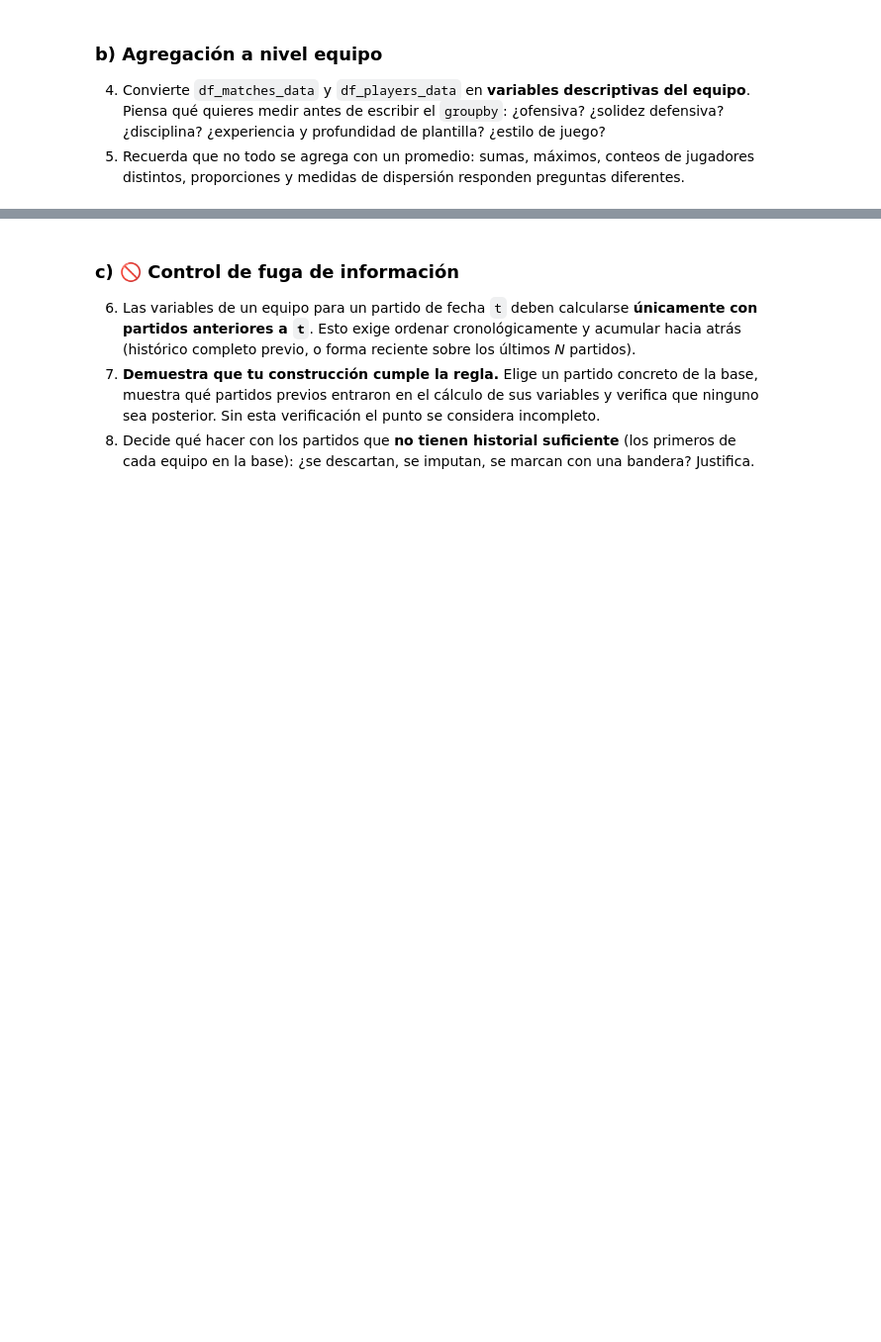
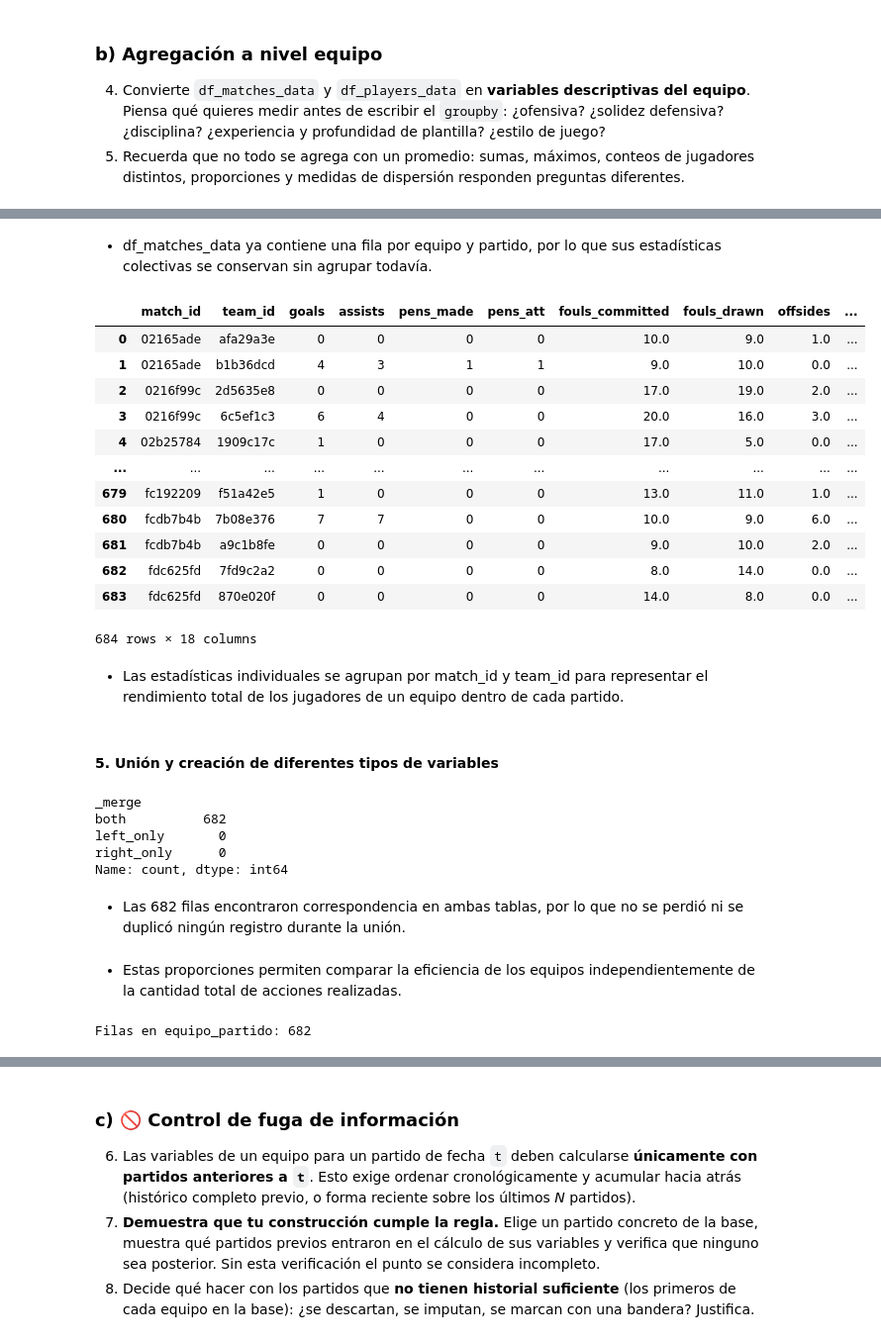
Before and after one commit to antobeni07/Parcial-1_Analitica, a Jupyter notebook: 01_Parcial_Mundial_2026.ipynb, the cells around one changed output, grey strips where cells are left out. Shown at 99% size. Drawn from its saved outputs; the diff is of its cells as text; code cells hidden in the pictures; blank space fills up the shorter version.

```diff
--- a/01_Parcial_Mundial_2026.ipynb
+++ b/01_Parcial_Mundial_2026.ipynb
@@ -1720,0 +1751,66 @@ des_players
+# %% [markdown]
+- df_matches_data ya contiene una fila por equipo y partido, por lo que sus estadísticas colectivas se conservan sin agrupar todavía.
+# %%
+des_players = df_players_data.groupby(
+    ['match_id', 'team_id']
+).agg(
+    goals=('goals', 'sum'),
+    assists=('assists', 'sum'),
+    pens_made=('pens_made', 'sum'),
+    pens_att=('pens_att', 'sum'),
+
+    fouls_committed=('fouls_committed', 'sum'),
+    fouls_drawn=('fouls_drawn', 'sum'),
+    offsides=('offsides', 'sum'),
+    crosses=('crosses', 'sum'),
+
+    tackles_won=('tackles_won', 'sum'),
+
+    minutes_total=('minutes', 'sum'),
+    max_minutes=('minutes', 'max'),
+    minutes_std=('minutes', 'std'),
+    players_used=('player_id', 'nunique'),
+
+    age_mean=('numeric_age', 'mean'),
+    age_std=('numeric_age', 'std'),
+
+    own_goals=('own_goals', 'sum')
+).reset_index()
+
+des_players
+# %% [output]
+|  | match_id | team_id | goals | assists | pens_made | pens_att | fouls_committed | fouls_drawn | offsides | ... |
+| 0 | 02165ade | afa29a3e | 0 | 0 | 0 | 0 | 10.0 | 9.0 | 1.0 | ... |
+| 1 | 02165ade | b1b36dcd | 4 | 3 | 1 | 1 | 9.0 | 10.0 | 0.0 | ... |
+| 2 | 0216f99c | 2d5635e8 | 0 | 0 | 0 | 0 | 17.0 | 19.0 | 2.0 | ... |
+| 3 | 0216f99c | 6c5ef1c3 | 6 | 4 | 0 | 0 | 20.0 | 16.0 | 3.0 | ... |
+| 4 | 02b25784 | 1909c17c | 1 | 0 | 0 | 0 | 17.0 | 5.0 | 0.0 | ... |
+| ... | ... | ... | ... | ... | ... | ... | ... | ... | ... | ... |
+| 679 | fc192209 | f51a42e5 | 1 | 0 | 0 | 0 | 13.0 | 11.0 | 1.0 | ... |
+| 680 | fcdb7b4b | 7b08e376 | 7 | 7 | 0 | 0 | 10.0 | 9.0 | 6.0 | ... |
+| 681 | fcdb7b4b | a9c1b8fe | 0 | 0 | 0 | 0 | 9.0 | 10.0 | 2.0 | ... |
+| 682 | fdc625fd | 7fd9c2a2 | 0 | 0 | 0 | 0 | 8.0 | 14.0 | 0.0 | ... |
+| 683 | fdc625fd | 870e020f | 0 | 0 | 0 | 0 | 14.0 | 8.0 | 0.0 | ... |
+684 rows × 18 columns
+# %% [markdown]
+- Las estadísticas individuales se agrupan por match_id y team_id para representar el rendimiento total de los jugadores de un equipo dentro de cada partido.
+# %% [markdown]
+#### 5. Unión y creación de diferentes tipos de variables
+# %%
+equipo_partido = des_matches.merge(
+    des_players,
+    on=['match_id', 'team_id'],
+    how='left',
+    validate='one_to_one',
+    indicator=True
+)
+
+equipo_partido['_merge'].value_counts()
+# %% [output]
+_merge
+both          682
+left_only       0
+right_only      0
+Name: count, dtype: int64
+# %% [markdown]
+- Las 682 filas encontraron correspondencia en ambas tablas, por lo que no se perdió ni se duplicó ningún registro durante la unión.
@@ -1720,0 +1846,8 @@ des_players
+# %% [markdown]
+- Estas proporciones permiten comparar la eficiencia de los equipos independientemente de la cantidad total de acciones realizadas.
+# %%
+print(
+    f"Filas en equipo_partido: {len(equipo_partido)}"
+)
+# %% [output]
+Filas en equipo_partido: 682
```
Also changed, not shown: parts of 91 cells of this notebook.
